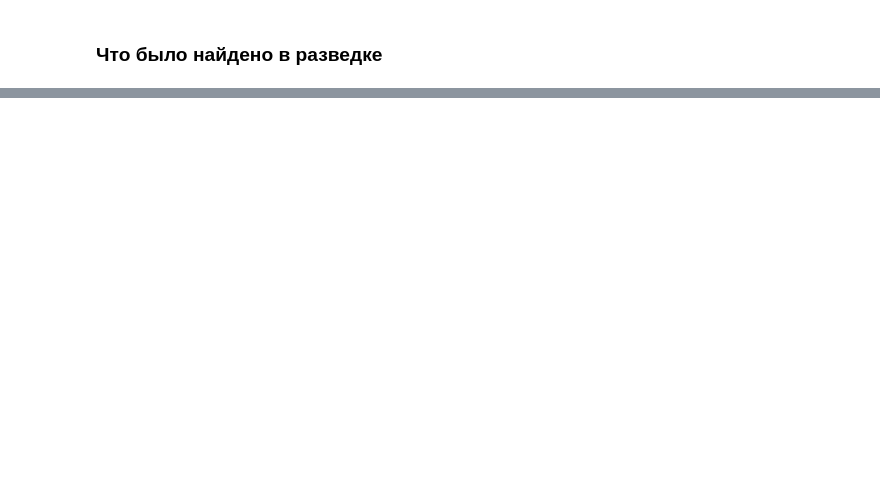
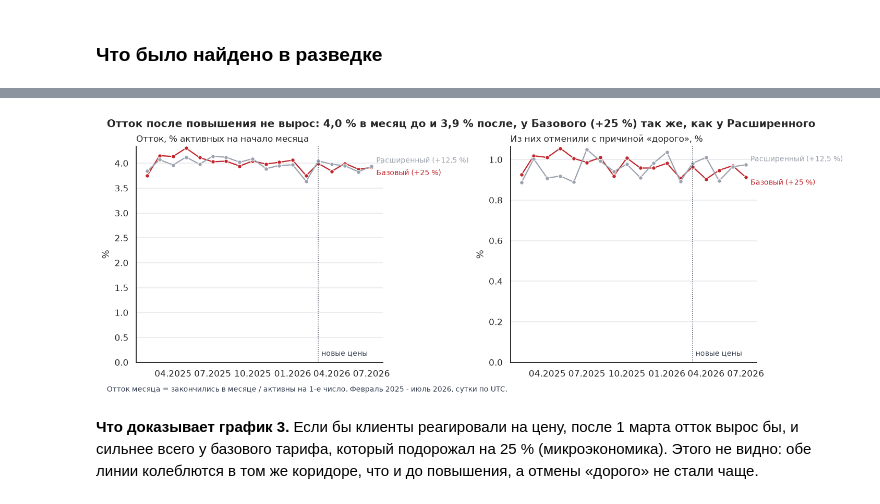
Before and after one commit to kremchizz/prime-monitor, a Jupyter notebook: notebooks/project1.ipynb, the cells around one changed output, grey strips where cells are left out. Drawn from its saved outputs; the diff is of its cells as text; code cells hidden in the pictures; blank space fills up the shorter version.

```diff
--- a/notebooks/project1.ipynb
+++ b/notebooks/project1.ipynb
@@ -262,0 +1156,11 @@ by_partner.pivot(index="month", columns="partner_name", values="revenue").tail(8
+# %%
+# насколько изменился отток базового (+25 %) по сравнению с изменением оттока расширенного (+12,5 %)
+# если клиенты чувствительны к цене - у Базового отток должен вырасти сильнее
+s = summary
+did = {}
+for col in ["churn", "churn_expensive"]:
+    d_basic = s.loc["после: 03-07.2026", f"{col} Базовый"] - s.loc["до: 09.2025-02.2026", f"{col} Базовый"]
+    d_ext = s.loc["после: 03-07.2026", f"{col} Расширенный"] - s.loc["до: 09.2025-02.2026", f"{col} Расширенный"]
+    did[col] = {"изменение Базовый, п.п.": d_basic * 100, "изменение Расширенный, п.п.": d_ext * 100,
+                "разность разностей, п.п.": (d_basic - d_ext) * 100}
+pd.DataFrame(did).T.round(3)
@@ -262,0 +1222,47 @@ by_partner.pivot(index="month", columns="partner_name", values="revenue").tail(8
+# %%
+# График 3. Отток по тарифам по месяцам: всего и по причине «дорого»
+
+# таблица: одна строка = месяц x тариф. hue="тариф" рисует две линии:
+# базовый акцентным цветом, расширенный серым, подписи у линий
+plot3 = m[["churn", "churn_expensive"]].reset_index()
+plot3["date"] = pd.PeriodIndex(plot3["month"], freq="M").to_timestamp()
+plot3["тариф"] = plot3["tariff_id"].map(TARIFF)
+plot3["churn_pct"] = plot3["churn"] * 100
+plot3["churn_expensive_pct"] = plot3["churn_expensive"] * 100
+TARIFF_PALETTE = {"Базовый": ACCENT, "Расширенный": GRAY}
+TARIFF_RISE = {"Базовый": "+25 %", "Расширенный": "+12,5 %"}
+
+churn_before = summary.loc["до: 09.2025-02.2026", "churn"]
+churn_after = summary.loc["после: 03-07.2026", "churn"]
+
+fig, axes = plt.subplots(1, 2, figsize=(13, 4.6), layout="constrained")
+for ax, col, title in [(axes[0], "churn_pct", "Отток, % активных на начало месяца"),
+                       (axes[1], "churn_expensive_pct", "Из них отменили с причиной «дорого», %")]:
+    sns.lineplot(data=plot3, x="date", y=col, hue="тариф", palette=TARIFF_PALETTE,
+                 marker="o", markersize=5, legend=False, ax=ax)
+    # подпись у последней точки каждой линии; если точки рядом, развожу подписи по вертикали
+    last = plot3[plot3["date"] == plot3["date"].max()].set_index("тариф")[col]
+    close = abs(last["Базовый"] - last["Расширенный"]) < 0.15 * plot3[col].max()
+    for name, value in last.items():
+        dy = 0 if not close else (7 if value >= last.drop(name).iloc[0] else -7)
+        ax.annotate(f"{name} ({TARIFF_RISE[name]})", (plot3["date"].max(), value), xytext=(6, dy),
+                    textcoords="offset points", color=TARIFF_PALETTE[name], va="center", fontsize=9)
+    ax.axvline(pd.Timestamp("2026-03-01"), color=DARK, linestyle=":", linewidth=1)
+    ax.text(pd.Timestamp("2026-03-08"), 0.03, "новые цены", color=DARK, fontsize=9,
+            transform=ax.get_xaxis_transform())
+    ax.set_ylim(bottom=0)
+    ax.set(xlabel="", ylabel="%")
+    ax.set_title(title, loc="left", fontsize=11)
+    ax.xaxis.set_major_locator(mdates.MonthLocator(bymonth=[1, 4, 7, 10]))
+    ax.xaxis.set_major_formatter(mdates.DateFormatter("%m.%Y"))
+
+fig.suptitle(f"Отток после повышения не вырос: {pct(churn_before)} в месяц до и {pct(churn_after)} после, "
+             "у Базового (+25 %) так же, как у Расширенного",
+             x=0.01, ha="left", fontsize=13, fontweight="bold")
+fig.text(0.01, -0.04, "Отток месяца = закончились в месяце / активны на 1-е число. Февраль 2025 - июль 2026, сутки по UTC.",
+         fontsize=9, color=DARK)
+plt.show()
+# %% [output]
+[figure, added]
+# %% [markdown]
+**Что доказывает график 3.** Если бы клиенты реагировали на цену, после 1 марта отток вырос бы, и сильнее всего у базового тарифа, который подорожал на 25 % (микроэкономика). Этого не видно: обе линии колеблются в том же коридоре, что и до повышения, а отмены «дорого» не стали чаще.
```
Also changed, not shown: parts of 75 cells of this notebook.
